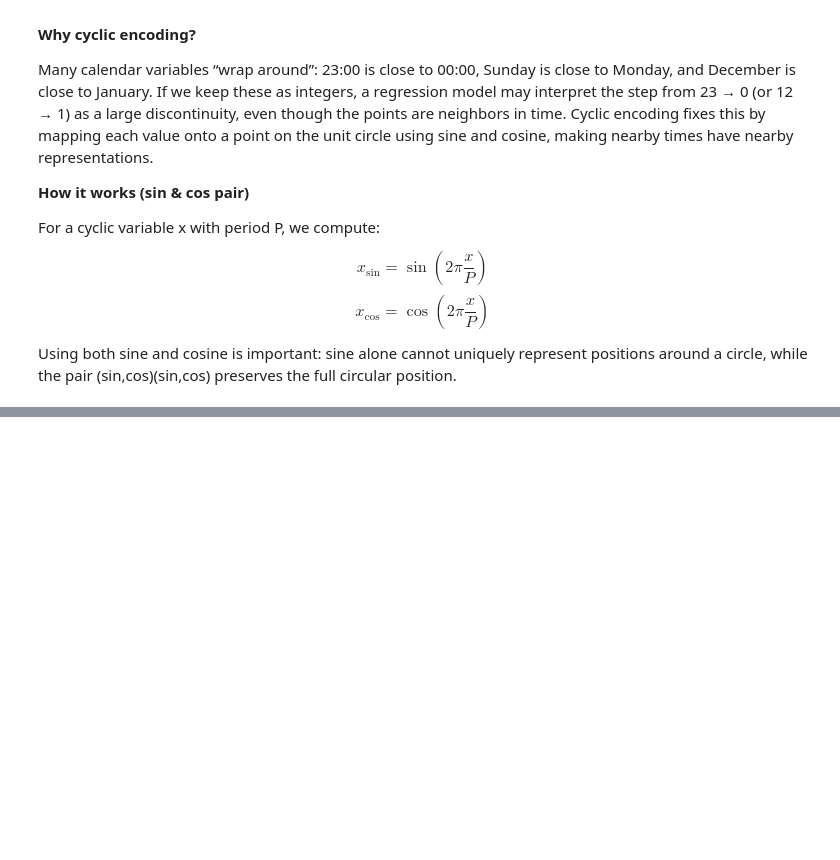
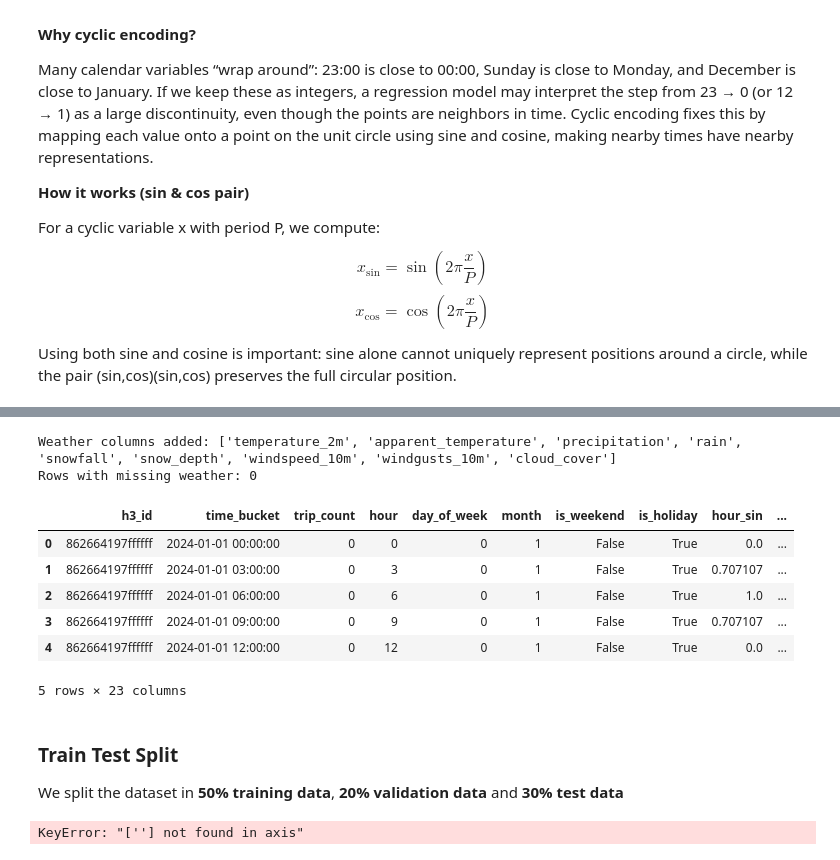
Before and after one commit to timoerc/AAA26-Chicago-Mobility, a Jupyter notebook: notebooks/04_feature_engineering.ipynb, the cells around one changed output, grey strips where cells are left out. Saved outputs shown, nothing was run; the diff lists cells and outputs as text; code cells hidden in the pictures; blank space fills up the shorter version.

```diff
--- a/notebooks/04_feature_engineering.ipynb
+++ b/notebooks/04_feature_engineering.ipynb
@@ -115,0 +255,35 @@ df.head()
+# %%
+import json
+from scripts.helpers.datasets import load_weather_data, _WEATHER_ZONES_PATH
+from scripts.helpers.spatial import add_weather_to_panel
+
+# Hourly weather table + the k-means weather-zone centers (zone -> (lat, lon)).
+weather = load_weather_data(preprocessed=True)
+with open(_WEATHER_ZONES_PATH) as f:
+    weather_zones = {int(k): v for k, v in json.load(f).items()}
+
+# Join weather onto every panel row (zero-demand rows included), aggregated to FREQ.
+panel = add_weather_to_panel(panel, weather, weather_zones, freq=FREQ)
+
+added = [c for c in weather.columns if c not in ("time", "zone")]
+print(f"Weather columns added: {added}")
+print(f"Rows with missing weather: {panel[added].isna().any(axis=1).sum():,}")
+panel.head()
+# %% [output]
+Weather columns added: ['temperature_2m', 'apparent_temperature', 'precipitation', 'rain', 'snowfall', 'snow_depth', 'windspeed_10m', 'windgusts_10m', 'cloud_cover']
+Rows with missing weather: 0
+|  | h3_id | time_bucket | trip_count | hour | day_of_week | month | is_weekend | is_holiday | hour_sin | ... |
+| 0 | 862664197ffffff | 2024-01-01 00:00:00 | 0 | 0 | 0 | 1 | False | True | 0.0 | ... |
+| 1 | 862664197ffffff | 2024-01-01 03:00:00 | 0 | 3 | 0 | 1 | False | True | 0.707107 | ... |
+| 2 | 862664197ffffff | 2024-01-01 06:00:00 | 0 | 6 | 0 | 1 | False | True | 1.0 | ... |
+| 3 | 862664197ffffff | 2024-01-01 09:00:00 | 0 | 9 | 0 | 1 | False | True | 0.707107 | ... |
+| 4 | 862664197ffffff | 2024-01-01 12:00:00 | 0 | 12 | 0 | 1 | False | True | 0.0 | ... |
+5 rows × 23 columns
+# %% [markdown]
+### Train Test Split
+
+We split the dataset in **50% training data**, **20% validation data** and **30% test data**
+# %%
+x = df.drop(columns=[''])
+# %% [output]
+KeyError: "[''] not found in axis"
```
Also changed, not shown: parts of 11 cells of this notebook, 1 other file.
